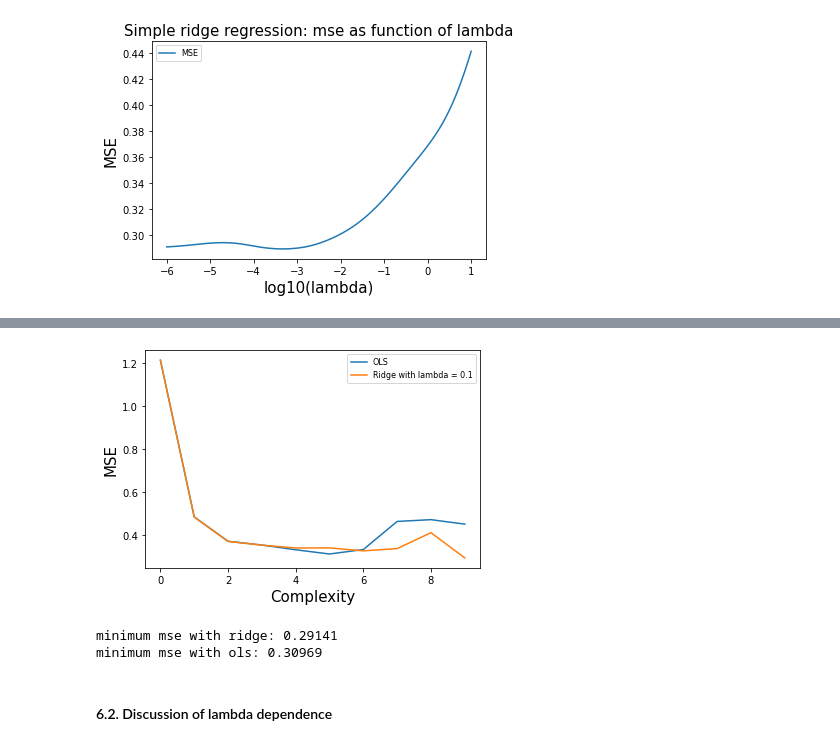
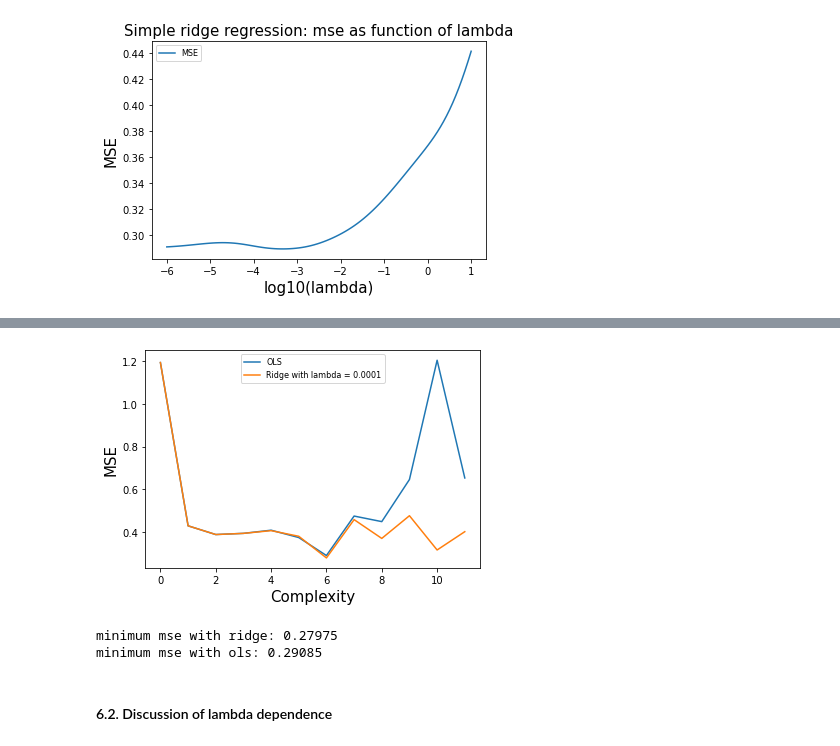
Before and after one commit to jornmarh/fys-stk4155, a Jupyter notebook: project1/project1.ipynb, the cells around one changed output, grey strips where cells are left out. Saved outputs shown, nothing was run; the diff lists cells and outputs as text; code cells hidden in the pictures.

```diff
--- a/project1/project1.ipynb
+++ b/project1/project1.ipynb
@@ -629,7 +627,7 @@ The mse as function of complexity is then plottet for the chosen lambdas.
 # %%
 #Bootstrap parameters
 n_bootstraps = 1000
-maxdegree = 10
+maxdegree = 12
 
 #cross_validation parameters
 k = 10
@@ -651,7 +649,7 @@ mse_ridge_cvd = np.zeros(maxdegree)
 mse_ols_cvd = np.zeros(maxdegree)
 
 
-lmd = 0.1
+lmd = 0.001
 
 for i in range(maxdegree):
     degree = i
@@ -693,6 +691,7 @@ for i in range(maxdegree):
                           'mse': [mse_ols_bootstrap[i], mse_ridge_bootstrap[i]], \
                           'bias': [bias_ols_bootstrap[i], bias_ridge_bootstrap[i]], \
                           'variance':[variance_ols_bootstrap[i], variance_ridge_bootstrap[i]]})
+
     table_bs = table_bs.set_index('regression type')
     display(table_bs)
     print("")
@@ -774,41 +773,41 @@ Cross-validation
 
 # MSE with bootstrap for ridge vs ols
 plt.plot(polydegrees, mse_ols_bootstrap, label='OLS')
-plt.plot(polydegrees, mse_ridge_bootstrap, label=('Ridge with lambda = 0.1'))
+plt.plot(polydegrees, mse_ridge_bootstrap, label=('Ridge with lambda = 0.0001'))
 plt.xlabel('Complexity')
 plt.ylabel('MSE')
 plt.legend()
 plt.show()
 
 """"
 # Bias vs variance with bootstrap
 fig,ax = plt.subplots(1)
 ax.plot(polydegrees, mse_ridge_bootstrap, label='mse')
 ax.plot(polydegrees, bias_ridge_bootstrap, label='bias')
 ax.plot(polydegrees, variance_ridge_bootstrap, label='variance')
 ax.set_xlabel('Complexity')
 ax.set_ylabel('Error')
 ax.set_ylim(0,1)
 ax.legend()
 ax.set_title('MSE for different regression models')
 plt.show()
 
 
 fig,ax = plt.subplots(1, figsize=(10,6), sharey=True)
 ax.plot(polydegrees, mse_ridge_cvd, label='ridge')
 ax.plot(polydegrees, mse_ols_cvd, label='OLS')
 ax.set_xlabel('complexity')
 ax.set_ylabel('MSE')
 ax.legend()
 plt.title('mse errors for cvd')
 plt.show()
 """
 print("minimum mse with ridge: %.5f" %(np.amin(mse_ridge_bootstrap)))
 print("minimum mse with ols: %.5f" %(np.amin(mse_ols_bootstrap)))
 # %% [output]
-[figure, old version]
+[figure, new version]
-minimum mse with ridge: 0.29141
-minimum mse with ols: 0.30969
+minimum mse with ridge: 0.27975
+minimum mse with ols: 0.29085
 # %% [markdown]
 #### 6.2. Discussion of lambda dependence <a class="anchor" id="6.2"></a>
 # %% [markdown]
```
Also changed, not shown: parts of 2 cells of this notebook, 9 other files.
